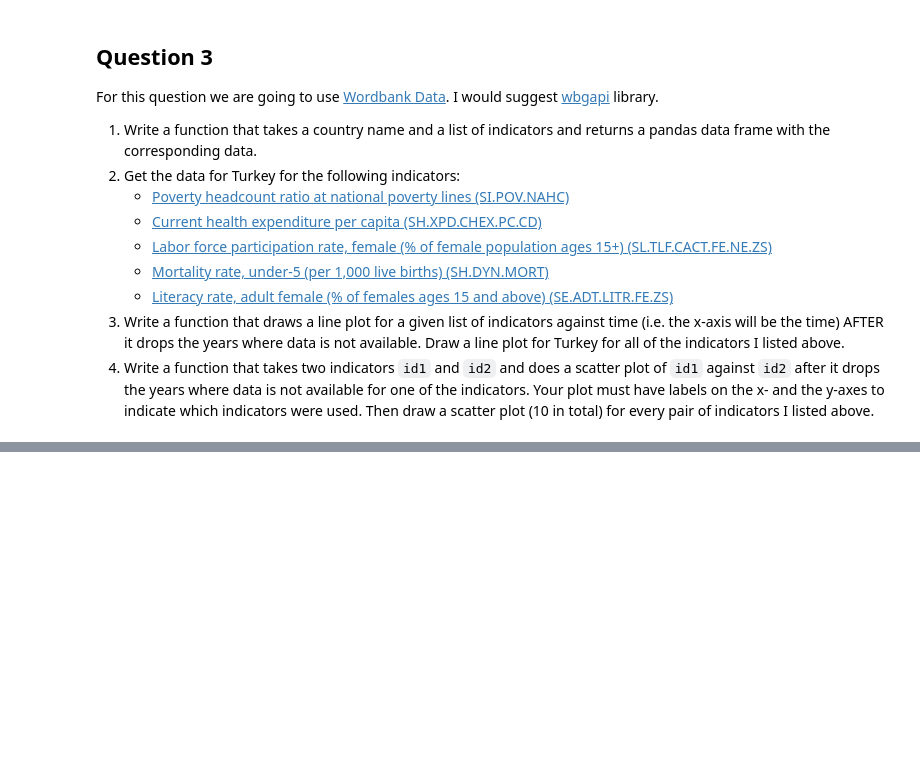
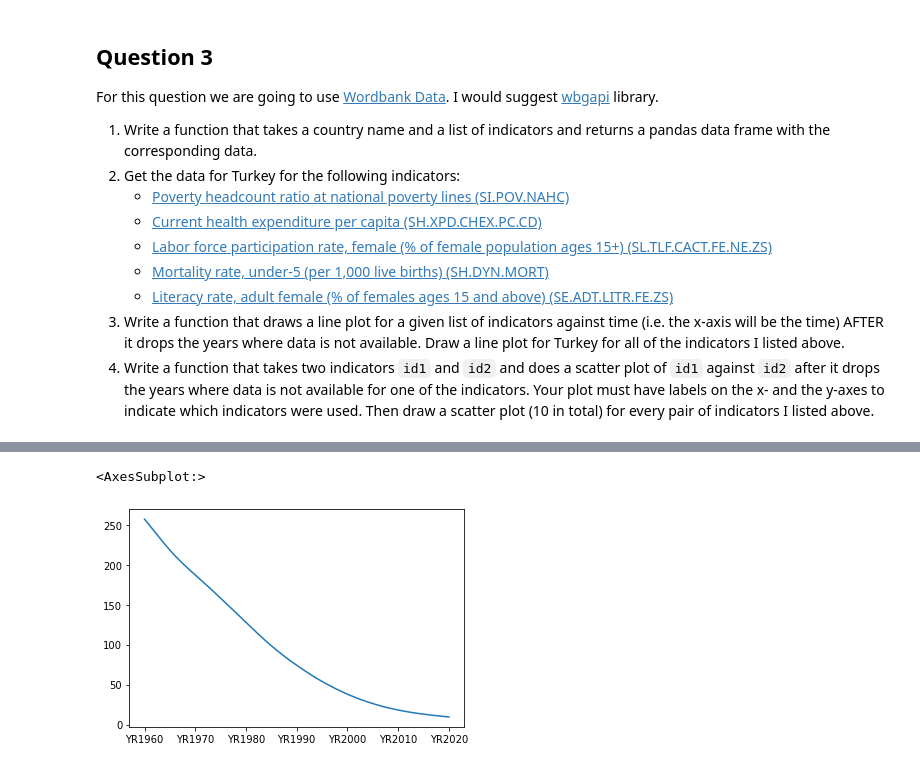
Before and after one commit to ozzden/mat381e, a Jupyter notebook: HW2.ipynb, the cells around one changed output, grey strips where cells are left out. Saved outputs shown, nothing was run; the diff lists cells and outputs as text; code cells hidden in the pictures; blank space fills up the shorter version.

```diff
--- a/HW2.ipynb
+++ b/HW2.ipynb
@@ -407,0 +410,8 @@ For this question we are going to use [Wordbank Data](https://data.worldbank.org
+# %%
+def wordBank(country,indicator):
+    data = wb.data.DataFrame(f'{indicator}',f'{country}').transpose()
+    return pd.DataFrame(data)
+# %%
+def drawLine(country,indicator):
+    plot_df = wordBank(country,indicator).dropna()
+    return plot_df[f'{country}'].plot(x=f"{country}",kind='line')
@@ -407,0 +434,5 @@ For this question we are going to use [Wordbank Data](https://data.worldbank.org
+# %%
+drawLine("TUR","SH.DYN.MORT")
+# %% [output]
+<AxesSubplot:>
+[figure, added]
```
Also changed, not shown: parts of 21 cells of this notebook.
